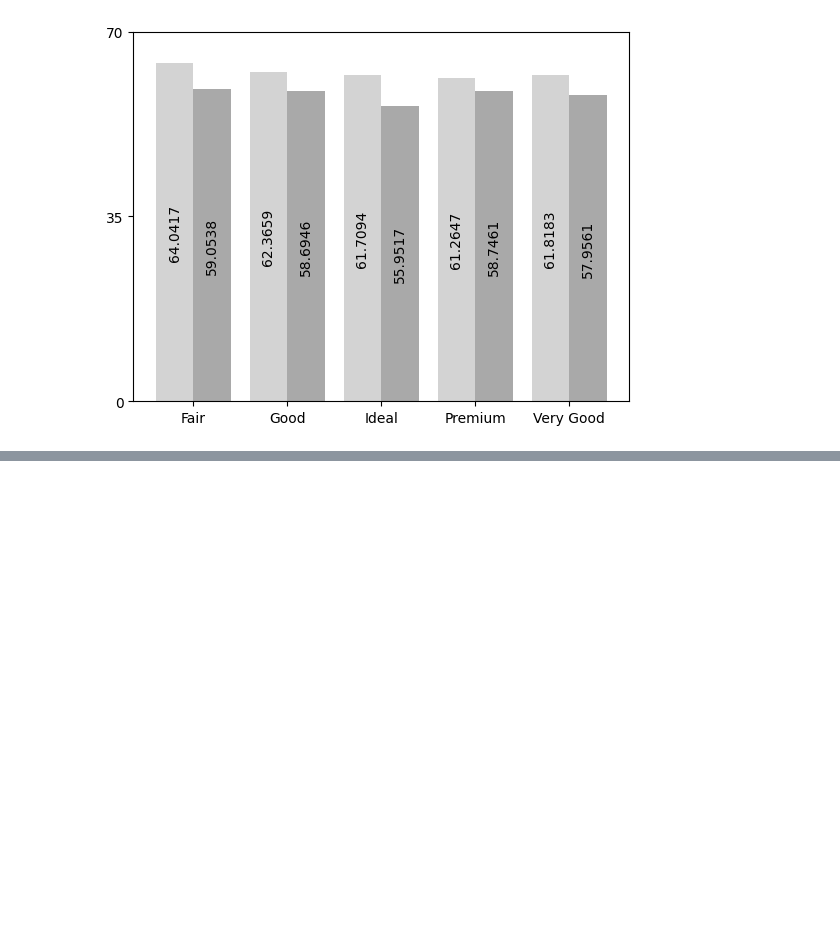
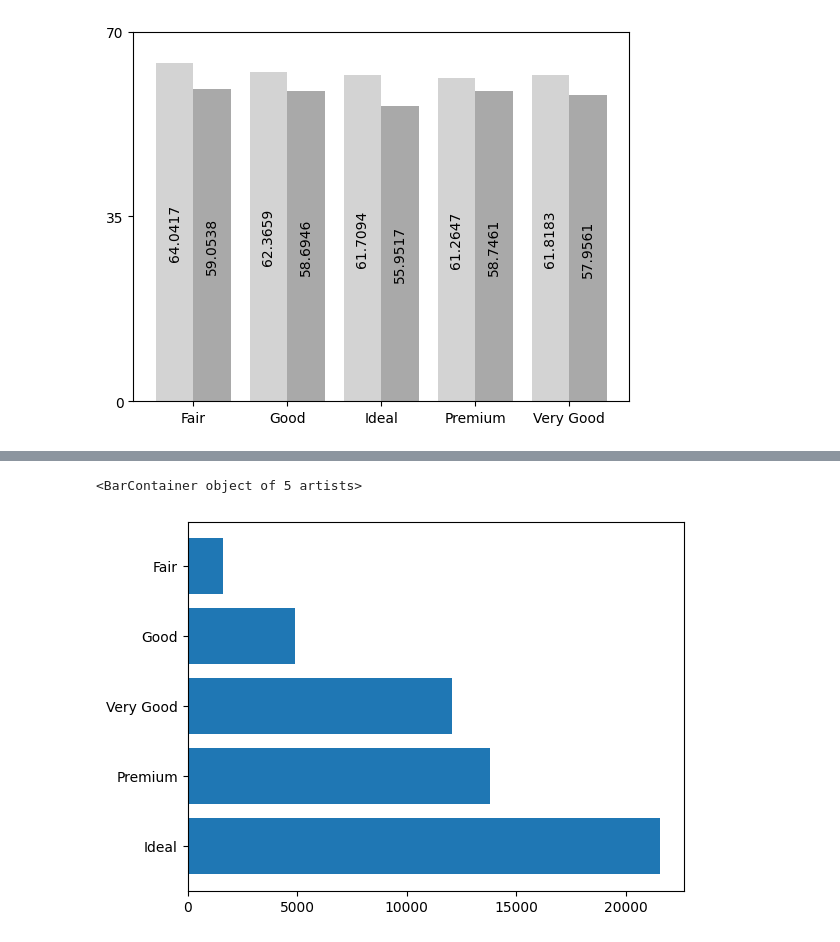
Before and after one commit to mckoh/data_visualization_dsia, a Jupyter notebook: datenvisualisierung_matplotlib.ipynb, the cells around one changed output, grey strips where cells are left out. Cells and saved outputs as stored; diff of their text form; code cells hidden in the pictures; blank space fills up the shorter version.

```diff
--- a/datenvisualisierung_matplotlib.ipynb
+++ b/datenvisualisierung_matplotlib.ipynb
@@ -227,0 +224,8 @@ Name: cut, Length: 53940, dtype: object
+# %%
+plt.barh(
+    width=data["cut"].value_counts(),
+    y=data["cut"].value_counts().index
+)
+# %% [output]
+<BarContainer object of 5 artists>
+[figure, added]
```
Also changed, not shown: parts of 2 cells of this notebook.
